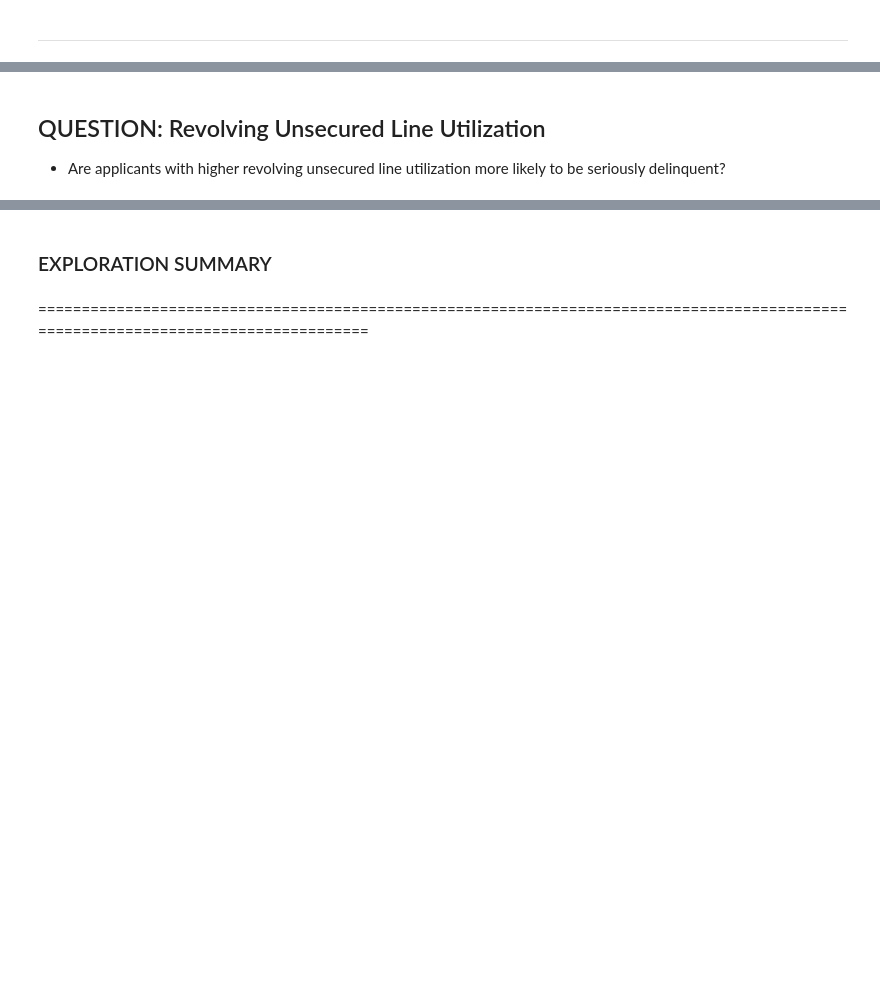
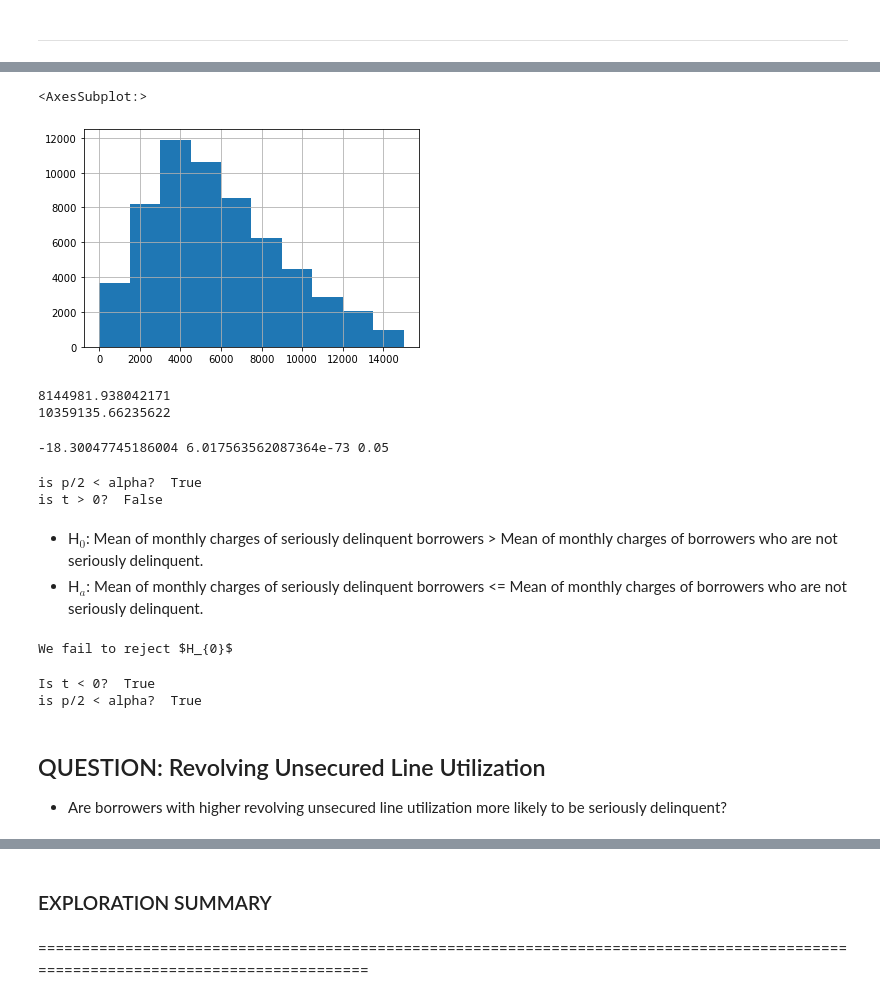
Before and after one commit to rachelrobbinsmayhill/Personal-Project, a Jupyter notebook: final_report.ipynb, the cells around one changed output, grey strips where cells are left out. Cells and saved outputs as stored; diff of their text form; code cells hidden in the pictures; blank space fills up the shorter version.

```diff
--- a/final_report.ipynb
+++ b/final_report.ipynb
@@ -257,3 +266,56 @@ plt.show()
+# %%
+no_delinquent_sample = train[train.serious_delinquency == 0].monthly_income
+no_delinquent_sample.hist()
+# %% [output]
+<AxesSubplot:>
+[figure, added]
+# %%
+print(delinquent_sample.var())
+print(no_delinquent_sample.var())
+# %% [output]
+8144981.938042171
+10359135.66235622
+# %%
+# 1-Tailed, 2-Sample T-Test - Mean of Subgroup vs. Mean of Subgroup
+
+alpha = 0.05
+delinquent_sample = train[train.serious_delinquency == 1].monthly_income
+no_delinquent_sample = train[train.serious_delinquency == 0].monthly_income
+t, p = stats.ttest_ind(delinquent_sample, no_delinquent_sample , equal_var=False)
+t, p / 2
+
+print(t, p/2, alpha)
+# %% [output]
+-18.30047745186004 6.017563562087364e-73 0.05
+# %%
+print("is p/2 < alpha? ", p / 2 < alpha)
+print("is t > 0? ", t > 0)
+# %% [output]
+is p/2 < alpha?  True
+is t > 0?  False
+# %% [markdown]
+- H$_{0}$: Mean of monthly charges of seriously delinquent borrowers > Mean of monthly charges of borrowers who are not seriously delinquent.
+- H$_{a}$: Mean of monthly charges of seriously delinquent borrowers <= Mean of monthly charges of borrowers who are not seriously delinquent.
+# %%
+if p / 2 > alpha:
+    print("We fail to reject $H_{0}$")
+elif t < 0:
+    print("We fail to reject $H_{0}$")
+else:
+    print("We reject $H_{0}$")
+# %% [output]
+We fail to reject $H_{0}$
+# %%
+t, p = stats.ttest_ind(delinquent_sample, no_delinquent_sample, equal_var=False)
+
+t, p
+
+print("Is t < 0? ", t < 0)
+
+print("is p/2 < alpha? ", p / 2 < alpha)
+# %% [output]
+Is t < 0?  True
+is p/2 < alpha?  True
 # %% [markdown]
 ## QUESTION: Revolving Unsecured Line Utilization
-- Are applicants with higher revolving unsecured line utilization more likely to be seriously delinquent?
+- Are borrowers with higher revolving unsecured line utilization more likely to be seriously delinquent?
```
Also changed, not shown: parts of 79 cells of this notebook.
